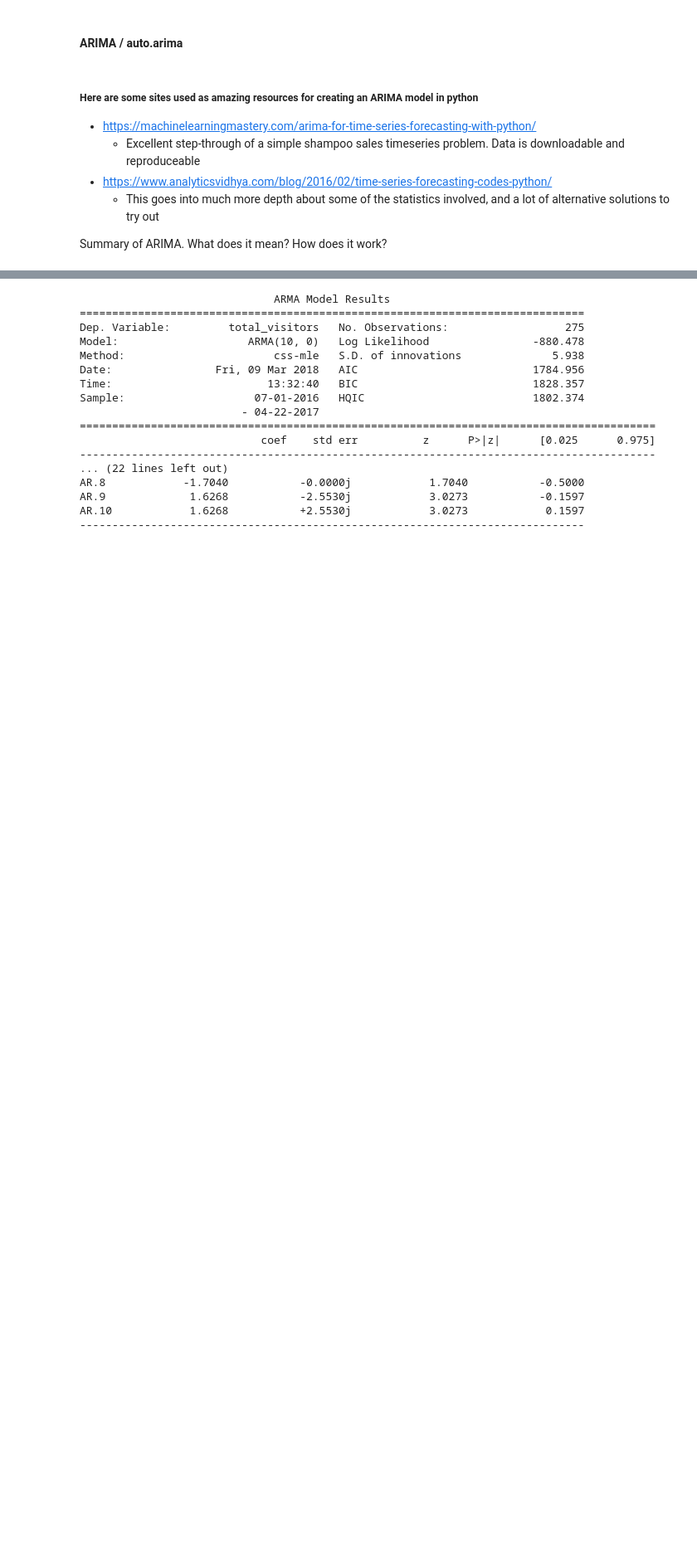
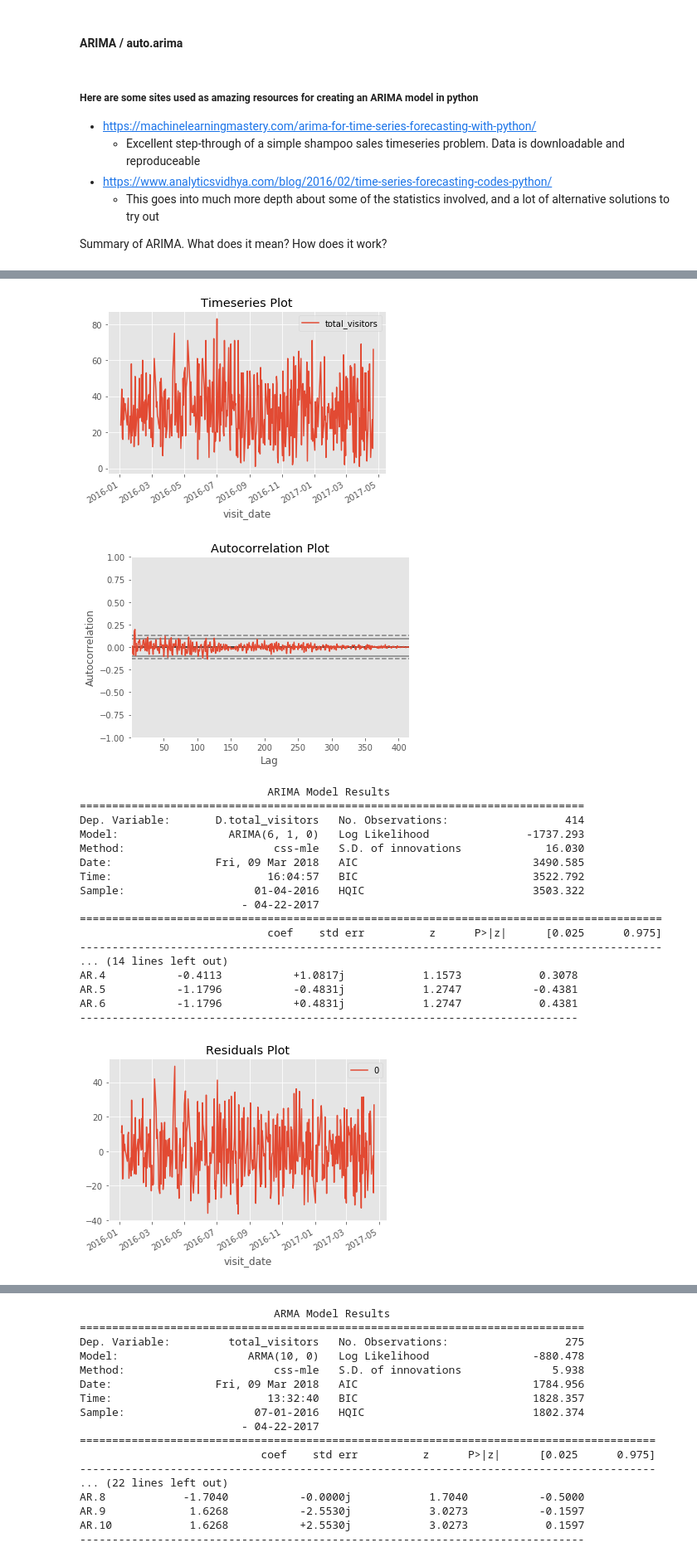
Before and after one commit to svirshup/Retail-Forecasting, a Jupyter notebook: Retail Forecasting.ipynb, the cells around one changed output, grey strips where cells are left out. Shown at 83% size. Saved outputs shown, nothing was run; the diff lists cells and outputs as text; code cells hidden in the pictures; blank space fills up the shorter version.

```diff
--- a/Retail Forecasting.ipynb
+++ b/Retail Forecasting.ipynb
@@ -791,0 +760,24 @@ Test MSE: 280.696
+# %%
+pre_arima('air_3982a2c4ea2ed431')
+arima_summary('air_3982a2c4ea2ed431',6,1,0)
+# %% [output]
+[figure, added]
+[figure, added]
+                             ARIMA Model Results
+==============================================================================
+Dep. Variable:       D.total_visitors   No. Observations:                  414
+Model:                 ARIMA(6, 1, 0)   Log Likelihood               -1737.293
+Method:                       css-mle   S.D. of innovations             16.030
+Date:                Fri, 09 Mar 2018   AIC                           3490.585
+Time:                        16:04:57   BIC                           3522.792
+Sample:                    01-04-2016   HQIC                          3503.322
+                         - 04-22-2017
+==========================================================================================
+                             coef    std err          z      P>|z|      [0.025      0.975]
+------------------------------------------------------------------------------------------
+... (14 lines left out)
+AR.4           -0.4113           +1.0817j            1.1573            0.3078
+AR.5           -1.1796           -0.4831j            1.2747           -0.4381
+AR.6           -1.1796           +0.4831j            1.2747            0.4381
+-----------------------------------------------------------------------------
+[figure, added]
```
Also changed, not shown: parts of 7 cells of this notebook.
